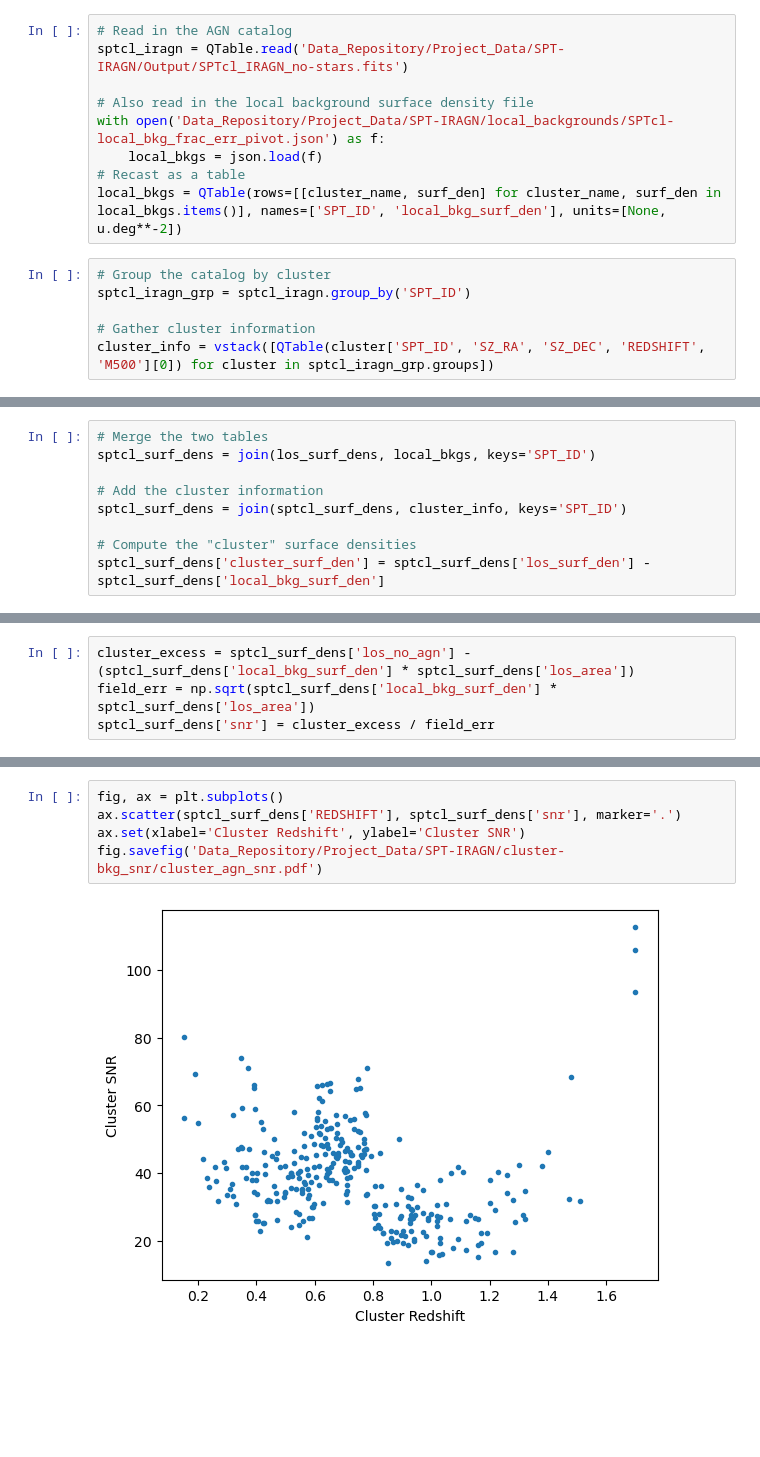
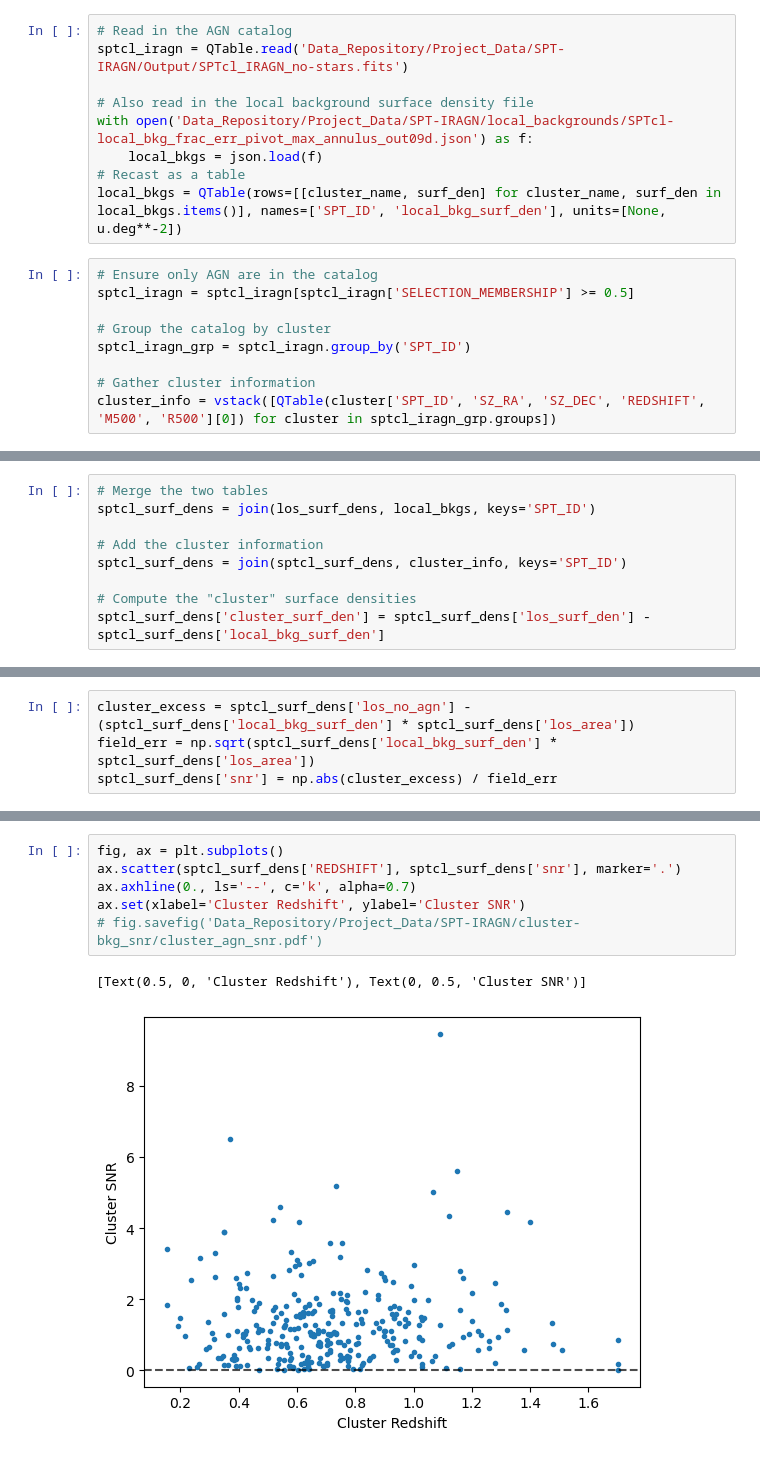
Before and after one commit to floydie7/SPT_AGN, a Jupyter notebook: SPT-local_bkg_SNR_plots.ipynb, the cells around one changed output, grey strips where cells are left out. Drawn from its saved outputs; the diff is of its cells as text; blank space fills up the shorter version.

```diff
--- a/SPT-local_bkg_SNR_plots.ipynb
+++ b/SPT-local_bkg_SNR_plots.ipynb
@@ -33,16 +33,19 @@ def calculate_area(mask_files: list) -> u.Quantity:
 sptcl_iragn = QTable.read('Data_Repository/Project_Data/SPT-IRAGN/Output/SPTcl_IRAGN_no-stars.fits')
 
 # Also read in the local background surface density file
-with open('Data_Repository/Project_Data/SPT-IRAGN/local_backgrounds/SPTcl-local_bkg_frac_err_pivot.json') as f:
+with open('Data_Repository/Project_Data/SPT-IRAGN/local_backgrounds/SPTcl-local_bkg_frac_err_pivot_max_annulus_out09d.json') as f:
     local_bkgs = json.load(f)
 # Recast as a table
 local_bkgs = QTable(rows=[[cluster_name, surf_den] for cluster_name, surf_den in local_bkgs.items()], names=['SPT_ID', 'local_bkg_surf_den'], units=[None, u.deg**-2])
 # %%
+# Ensure only AGN are in the catalog
+sptcl_iragn = sptcl_iragn[sptcl_iragn['SELECTION_MEMBERSHIP'] >= 0.5]
+
 # Group the catalog by cluster
 sptcl_iragn_grp = sptcl_iragn.group_by('SPT_ID')
 
 # Gather cluster information
-cluster_info = vstack([QTable(cluster['SPT_ID', 'SZ_RA', 'SZ_DEC', 'REDSHIFT', 'M500'][0]) for cluster in sptcl_iragn_grp.groups])
+cluster_info = vstack([QTable(cluster['SPT_ID', 'SZ_RA', 'SZ_DEC', 'REDSHIFT', 'M500', 'R500'][0]) for cluster in sptcl_iragn_grp.groups])
 # %%
 # Compute the line-of-sight surface densities
 los_surf_dens = []
@@ -90,4 +99,4 @@ ax.set(xlabel=r'$M_{500}$ [$10^{14} M_\odot$]', ylabel=r'$\Sigma_{\rm AGN, LoS}
 # %%
 cluster_excess = sptcl_surf_dens['los_no_agn'] - (sptcl_surf_dens['local_bkg_surf_den'] * sptcl_surf_dens['los_area'])
 field_err = np.sqrt(sptcl_surf_dens['local_bkg_surf_den'] * sptcl_surf_dens['los_area'])
-sptcl_surf_dens['snr'] = cluster_excess / field_err
+sptcl_surf_dens['snr'] = np.abs(cluster_excess) / field_err
@@ -98,7 +127,9 @@ $[2194.3621,~1992.4521,~2784.6319,~\dots,~1484.5277,~1559.1282,~1585.1231] \; \m
 # %%
 fig, ax = plt.subplots()
 ax.scatter(sptcl_surf_dens['REDSHIFT'], sptcl_surf_dens['snr'], marker='.')
+ax.axhline(0., ls='--', c='k', alpha=0.7)
 ax.set(xlabel='Cluster Redshift', ylabel='Cluster SNR')
-fig.savefig('Data_Repository/Project_Data/SPT-IRAGN/cluster-bkg_snr/cluster_agn_snr.pdf')
+# fig.savefig('Data_Repository/Project_Data/SPT-IRAGN/cluster-bkg_snr/cluster_agn_snr.pdf')
 # %% [output]
+[Text(0.5, 0, 'Cluster Redshift'), Text(0, 0.5, 'Cluster SNR')]
-[figure, old version]
+[figure, new version]
```
Also changed, not shown: parts of 24 cells of this notebook, 1 other file.
